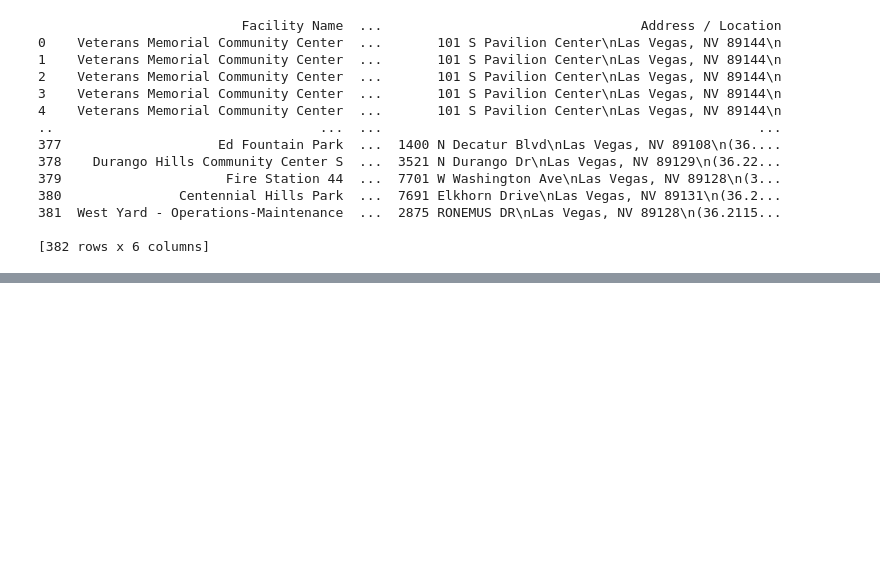
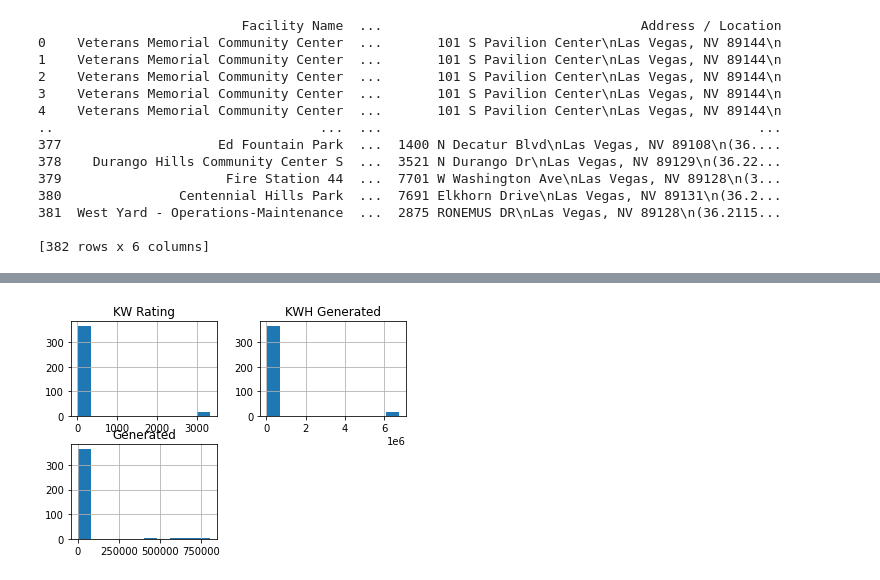
Before and after one commit to gautumsvp7/SolarDataSetPublic, a Jupyter notebook: Solar_Dataset.ipynb, the cells around one changed output, grey strips where cells are left out. Drawn from its saved outputs; the diff is of its cells as text; code cells hidden in the pictures; blank space fills up the shorter version.

```diff
--- a/Solar_Dataset.ipynb
+++ b/Solar_Dataset.ipynb
@@ -38,0 +90,5 @@ df.head()
+# %%
+df.hist()
+plt.show()
+# %% [output]
+[figure, added]
```
Also changed, not shown: parts of 8 cells of this notebook.
